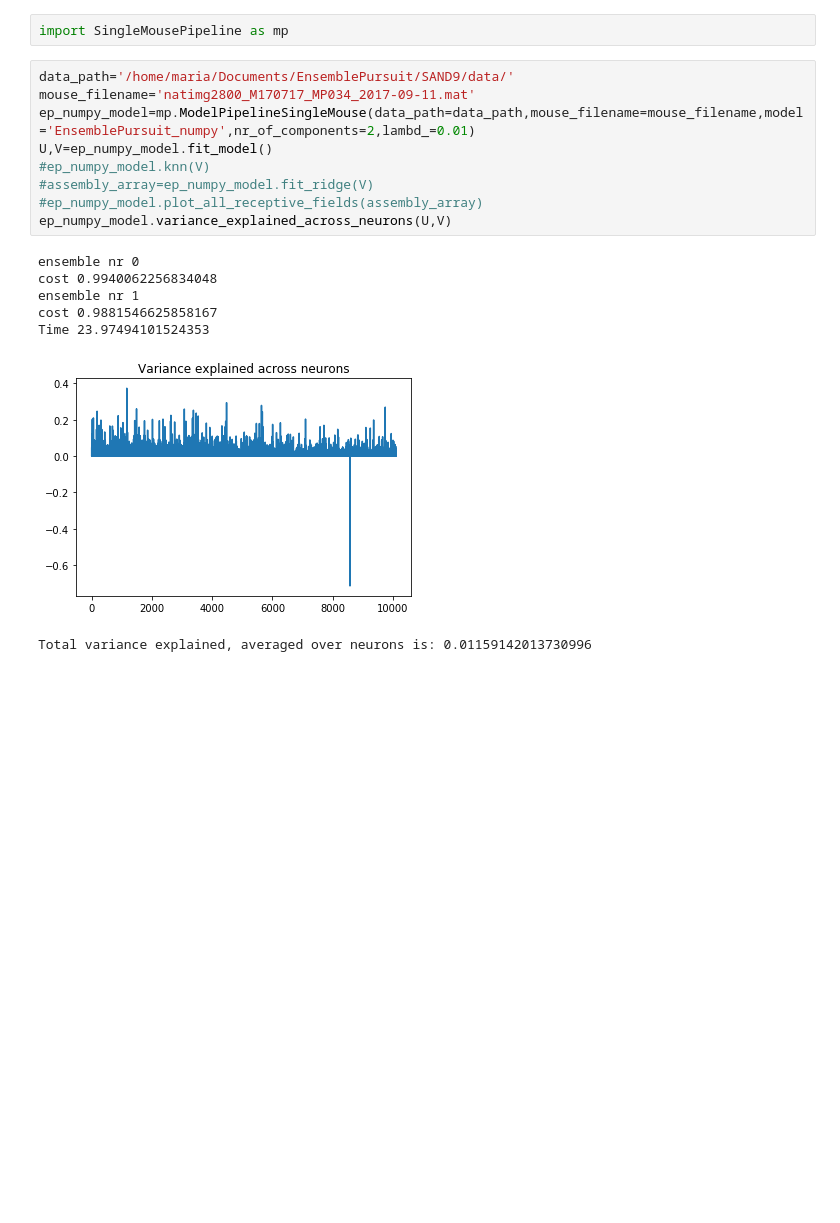
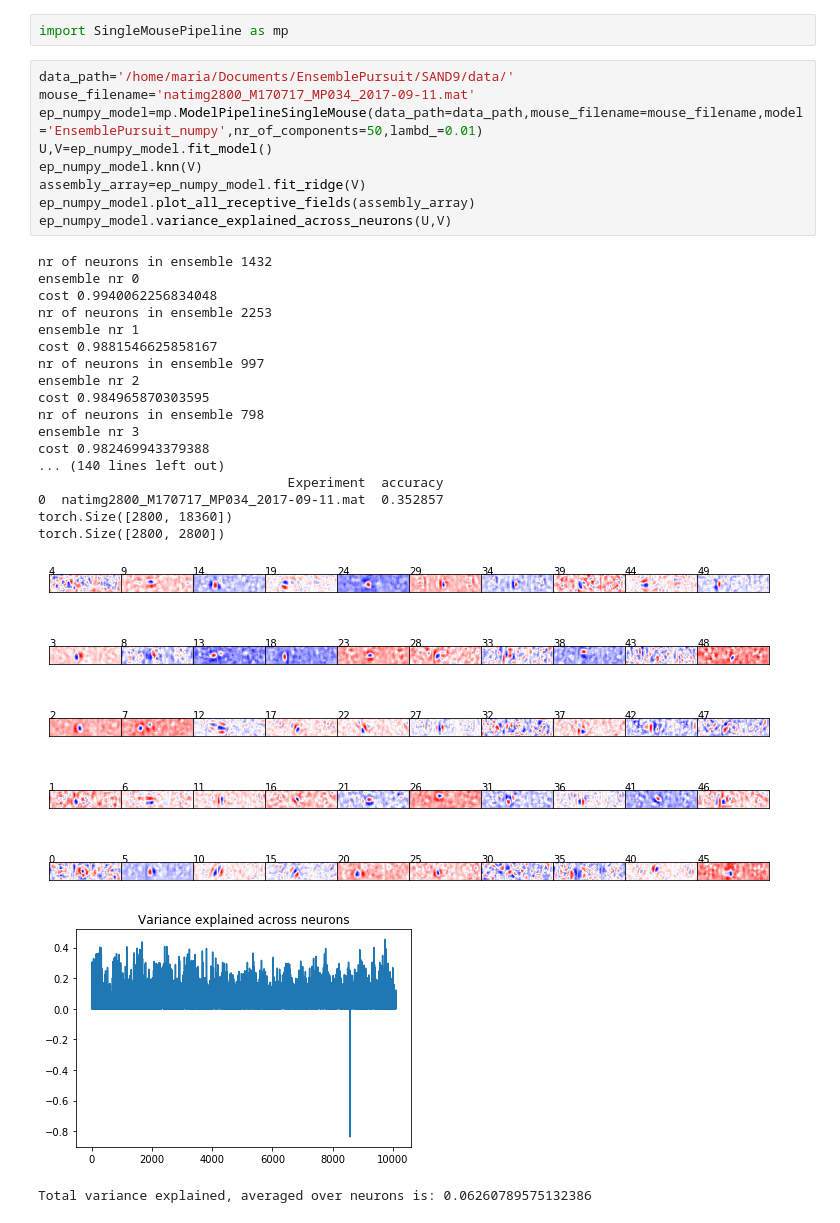
Before and after one commit to MouseLand/EnsemblePursuit, a Jupyter notebook: Pipelines/SingleMousePipelineNotebook.ipynb, the cells around one changed output. Cells and saved outputs as stored; diff of their text form; blank space fills up the shorter version.

Commit message:
Upddate SingleMouse notebook

```diff
--- a/Pipelines/SingleMousePipelineNotebook.ipynb
+++ b/Pipelines/SingleMousePipelineNotebook.ipynb
@@ -3,19 +3,32 @@ import SingleMousePipeline as mp
 # %%
 data_path='/home/maria/Documents/EnsemblePursuit/SAND9/data/'
 mouse_filename='natimg2800_M170717_MP034_2017-09-11.mat'
-ep_numpy_model=mp.ModelPipelineSingleMouse(data_path=data_path,mouse_filename=mouse_filename,model='EnsemblePursuit_numpy',nr_of_components=2,lambd_=0.01)
+ep_numpy_model=mp.ModelPipelineSingleMouse(data_path=data_path,mouse_filename=mouse_filename,model='EnsemblePursuit_numpy',nr_of_components=50,lambd_=0.01)
 U,V=ep_numpy_model.fit_model()
-#ep_numpy_model.knn(V)
-#assembly_array=ep_numpy_model.fit_ridge(V)
-#ep_numpy_model.plot_all_receptive_fields(assembly_array)
+ep_numpy_model.knn(V)
+assembly_array=ep_numpy_model.fit_ridge(V)
+ep_numpy_model.plot_all_receptive_fields(assembly_array)
 ep_numpy_model.variance_explained_across_neurons(U,V)
 # %% [output]
+nr of neurons in ensemble 1432
 ensemble nr 0
 cost 0.9940062256834048
+nr of neurons in ensemble 2253
 ensemble nr 1
 cost 0.9881546625858167
-Time 23.97494101524353
+nr of neurons in ensemble 997
+ensemble nr 2
+cost 0.984965870303595
+nr of neurons in ensemble 798
+ensemble nr 3
+cost 0.982469943379388
+... (140 lines left out)
+                                Experiment  accuracy
+0  natimg2800_M170717_MP034_2017-09-11.mat  0.352857
+torch.Size([2800, 18360])
+torch.Size([2800, 2800])
-[figure, old version]
+[figure, new version]
+[figure, added]
-Total variance explained, averaged over neurons is: 0.01159142013730996
+Total variance explained, averaged over neurons is: 0.06260789575132386
 # %%
 print(U.shape,V.shape)
```
Also changed, not shown: parts of 1 cell of this notebook.
